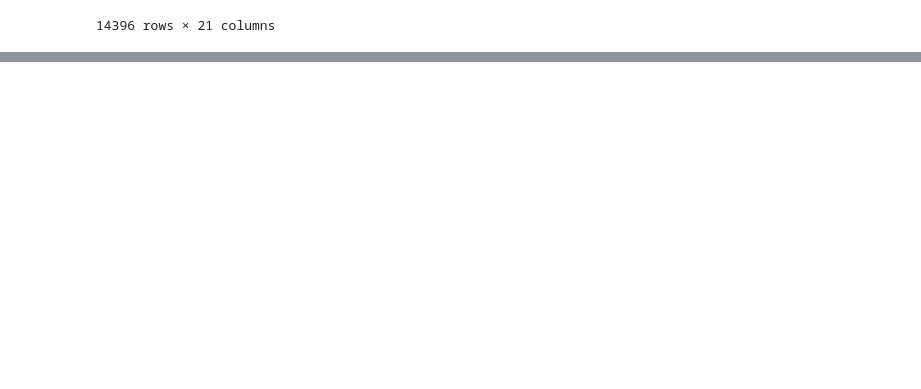
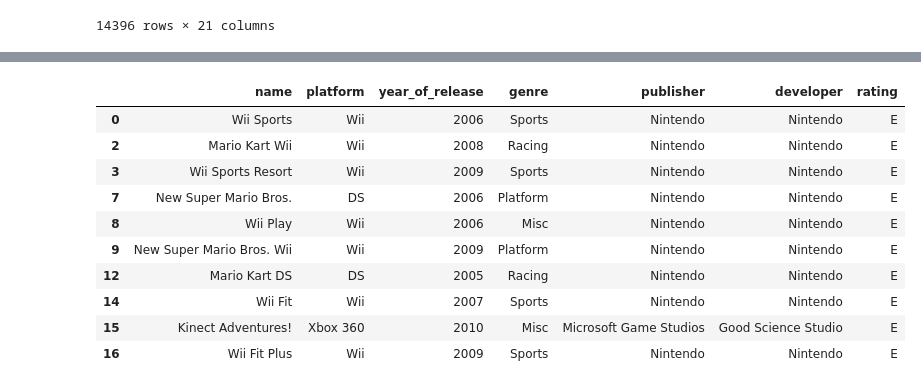
Before and after one commit to destink/Final-Project, a Jupyter notebook: merged_video_games_eda.ipynb, the cells around one changed output, grey strips where cells are left out. Cells and saved outputs as stored; diff of their text form; code cells hidden in the pictures; blank space fills up the shorter version.

```diff
--- a/merged_video_games_eda.ipynb
+++ b/merged_video_games_eda.ipynb
@@ -329,0 +385,16 @@ merged_video_games_df
+# %%
+#Creating new df for each table to simplify importation.
+details_df = merged_video_games_df[['name', 'platform', 'year_of_release', 'genre', 'publisher', 'developer', 'rating']].copy()
+details_df.head(10)
+# %% [output]
+|  | name | platform | year_of_release | genre | publisher | developer | rating |
+| 0 | Wii Sports | Wii | 2006 | Sports | Nintendo | Nintendo | E |
+| 2 | Mario Kart Wii | Wii | 2008 | Racing | Nintendo | Nintendo | E |
+| 3 | Wii Sports Resort | Wii | 2009 | Sports | Nintendo | Nintendo | E |
+| 7 | New Super Mario Bros. | DS | 2006 | Platform | Nintendo | Nintendo | E |
+| 8 | Wii Play | Wii | 2006 | Misc | Nintendo | Nintendo | E |
+| 9 | New Super Mario Bros. Wii | Wii | 2009 | Platform | Nintendo | Nintendo | E |
+| 12 | Mario Kart DS | DS | 2005 | Racing | Nintendo | Nintendo | E |
+| 14 | Wii Fit | Wii | 2007 | Sports | Nintendo | Nintendo | E |
+| 15 | Kinect Adventures! | Xbox 360 | 2010 | Misc | Microsoft Game Studios | Good Science Studio | E |
+| 16 | Wii Fit Plus | Wii | 2009 | Sports | Nintendo | Nintendo | E |
```
Also changed, not shown: parts of 5 cells of this notebook.
